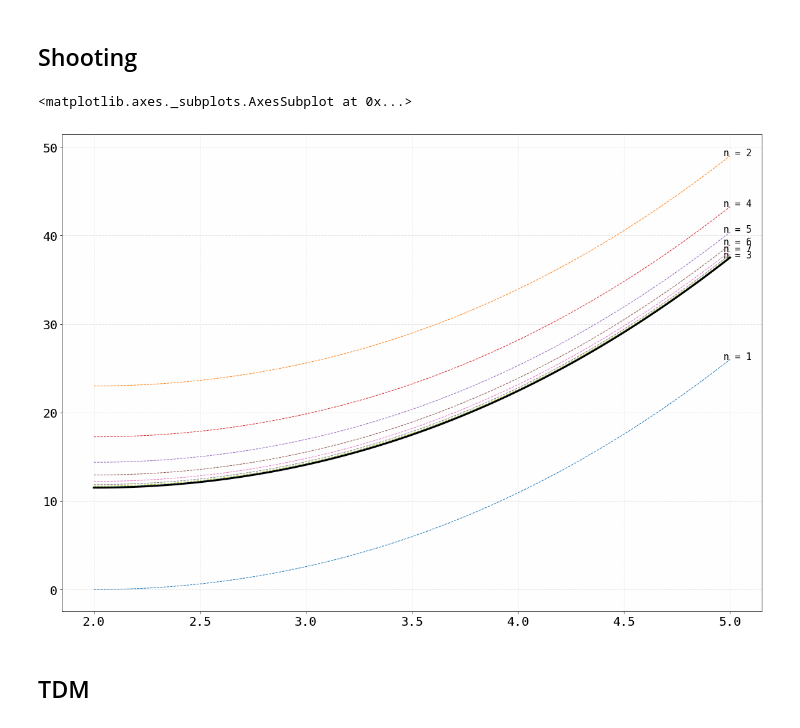
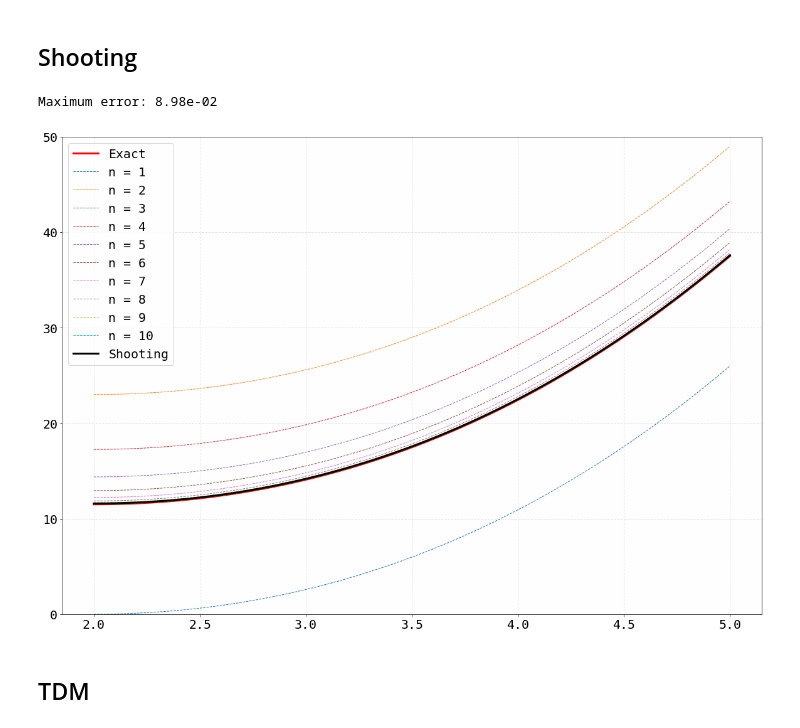
Before and after one commit to gkorepanov/MIPT-comp-math, a Jupyter notebook: 2.1.ipynb, the cells around one changed output. Saved outputs shown, nothing was run; the diff lists cells and outputs as text; code cells hidden in the pictures.

```diff
--- a/2.1.ipynb
+++ b/2.1.ipynb
@@ -89,7 +115,7 @@ def plot(x = None, y = None, figsize = (20, 14), s = 27, lw = 2, ls = '-', edgec
 # %% [markdown]
 ## Shooting
 # %%
-def residual(t, value, derivative):
+def residual(t, value, derivative, do_plot = False):
     residual.n += 1
     n = residual.n
 
@@ -97,33 +123,42 @@ def residual(t, value, derivative):
     y   = sol[:, 0]
     y_x = sol[:, 1]
 
-    ax = plot(t, y, restart = False, ls= '--', lw = 1)
-
-    if n < 8:
-        ax.text(b-0.03, y[-1], s = "n = {:d}".format(n), fontsize = 15)
+    if do_plot:
+        ax = plot(t, y, restart = False, ls= '--', lw = 1, label = f"n = {residual.n}")
 
     return a2*y[-1] + b2*y_x[-1] - g2
 # %%
-residual.n = 0
+def shooting(x, tol, do_plot = False):
+    residual.n = 0
 
-plot(restart = True, y = [1], line = False)
-N = 100
-t = np.linspace(a, b, N)
-derivative = 0
+    t = np.linspace(x.min, x.max, N)
+    derivative = 0
 
-from scipy import optimize
-val = sc.optimize.bisect(lambda x: residual(t, x, derivative), 0, 23, xtol = 0.01)
+    from scipy import optimize
+    val = sc.optimize.bisect(lambda x: residual(t, x, derivative, do_plot), 0, 23, xtol = tol)
 
-sol = solve(t, val, derivative)
-y   = sol[:, 0]
+    sol = solve(t, val, derivative)
+    y   = sol[:, 0]
 
-plot(t, y, restart = False, color='black', lw=3, label = 'Shooting')
-
-# exact solution
-# plot(t, exact(t), restart = False, color='red', lw=3, label = 'Exact').legend();
+    return t, y
-# %% [output]
-<matplotlib.axes._subplots.AxesSubplot at 0x...>
-[figure, removed]
+# %%
+# exact solution
+ax = plot(X, exact(X), color='red', lw=3, label = 'Exact')
+
+N = 1000
+x = Dim(min = a, max = b, N = N)
+t, y = shooting(x, 0.1, do_plot = True)
+
+plot(t, y, restart = False, color='black', lw=3, label = 'Shooting')
+
+ax.legend()
+ax.set_ylim(0, 50)
+
+err = abs(exact(t) - y).max()
+print("Maximum error: {:.2e}".format(err))
+# %% [output]
+Maximum error: 8.98e-02
+[figure, added]
 # %% [markdown]
 ## TDM
 # %%
```
Also changed, not shown: parts of 6 cells of this notebook, 1 other file.
